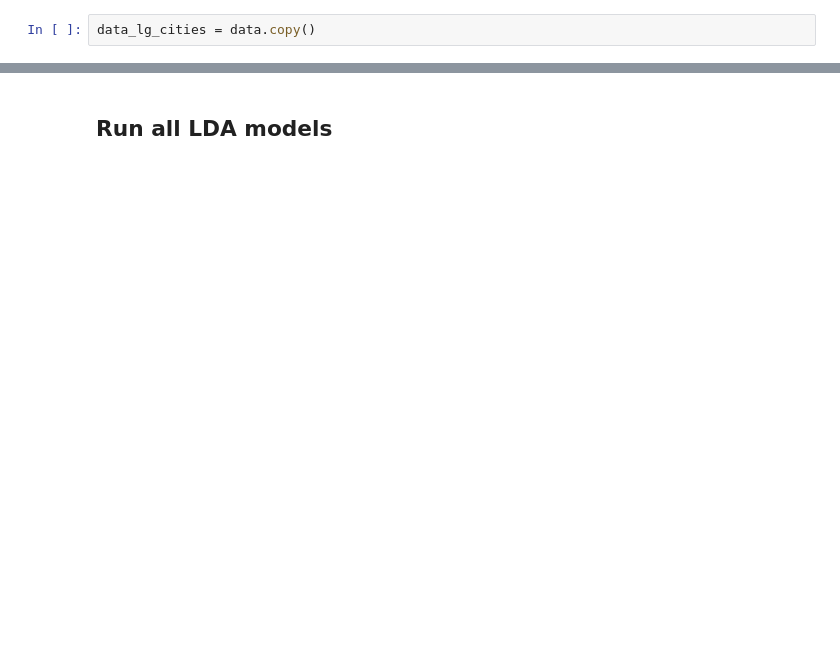
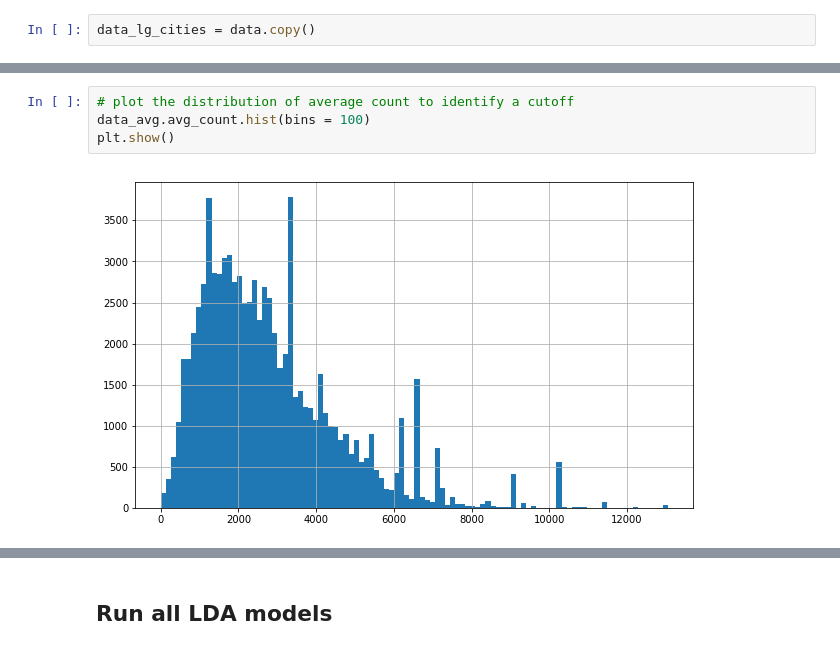
Before and after one commit to alenastern/Sunlight_FOIA, a Jupyter notebook: src/analysis/LDA_Model_Tests.ipynb, the cells around one changed output, grey strips where cells are left out. Cells and saved outputs as stored; diff of their text form; blank space fills up the shorter version.

```diff
--- a/src/analysis/LDA_Model_Tests.ipynb
+++ b/src/analysis/LDA_Model_Tests.ipynb
@@ -367,0 +407,6 @@ data_4b5 = data_4b5[data_4b5['mash_len'] > 3]
+# %%
+# plot the distribution of average count to identify a cutoff
+data_avg.avg_count.hist(bins = 100)
+plt.show()
+# %% [output]
+[figure, added]
```
Also changed, not shown: parts of 122 cells of this notebook.
